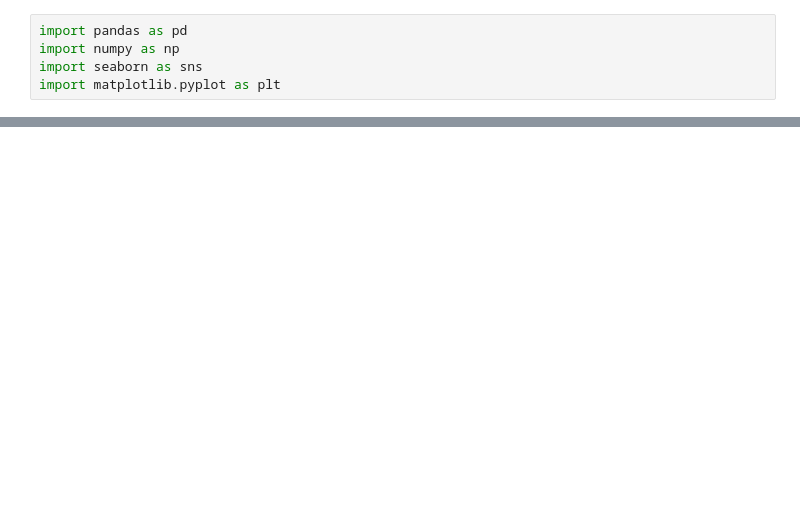
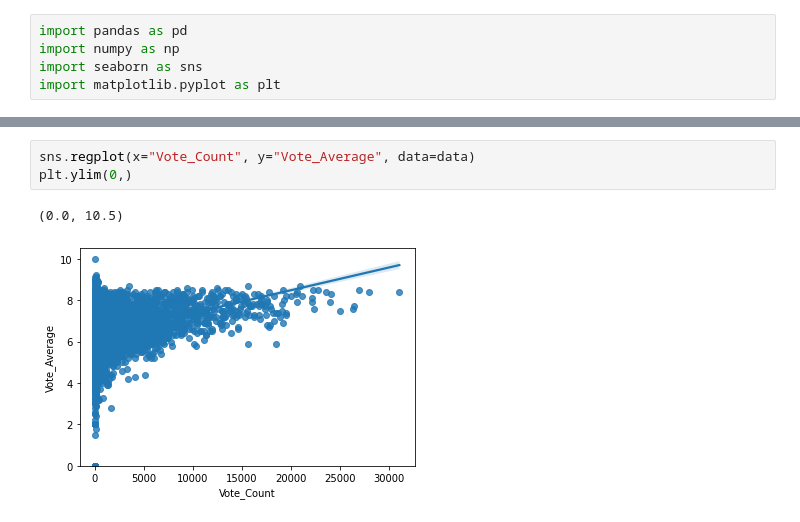
Before and after one commit to ModestGoblin/movie-analysis-, a Jupyter notebook: movie_analysis_.ipynb, the cells around one changed output, grey strips where cells are left out. Drawn from its saved outputs; the diff is of its cells as text; blank space fills up the shorter version.

```diff
--- a/movie_analysis_.ipynb
+++ b/movie_analysis_.ipynb
@@ -24,0 +49,6 @@ data.tail(11)
+# %%
+sns.regplot(x="Vote_Count", y="Vote_Average", data=data)
+plt.ylim(0,)
+# %% [output]
+(0.0, 10.5)
+[figure, added]
```
Also changed, not shown: parts of 5 cells of this notebook.
